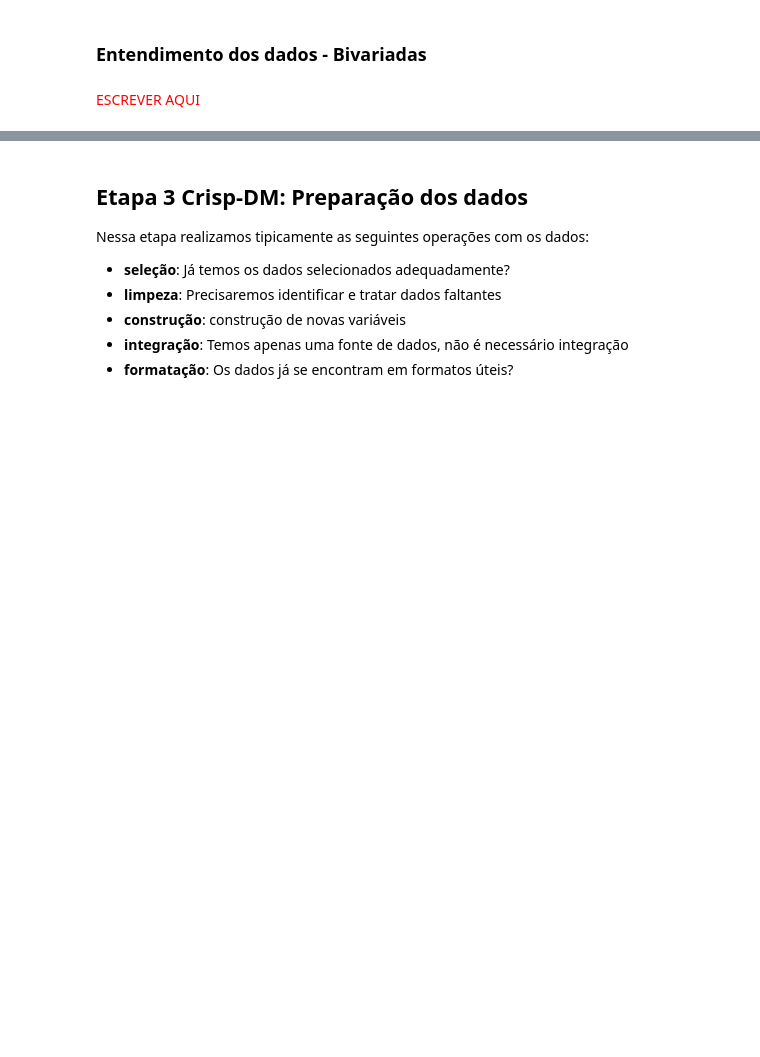
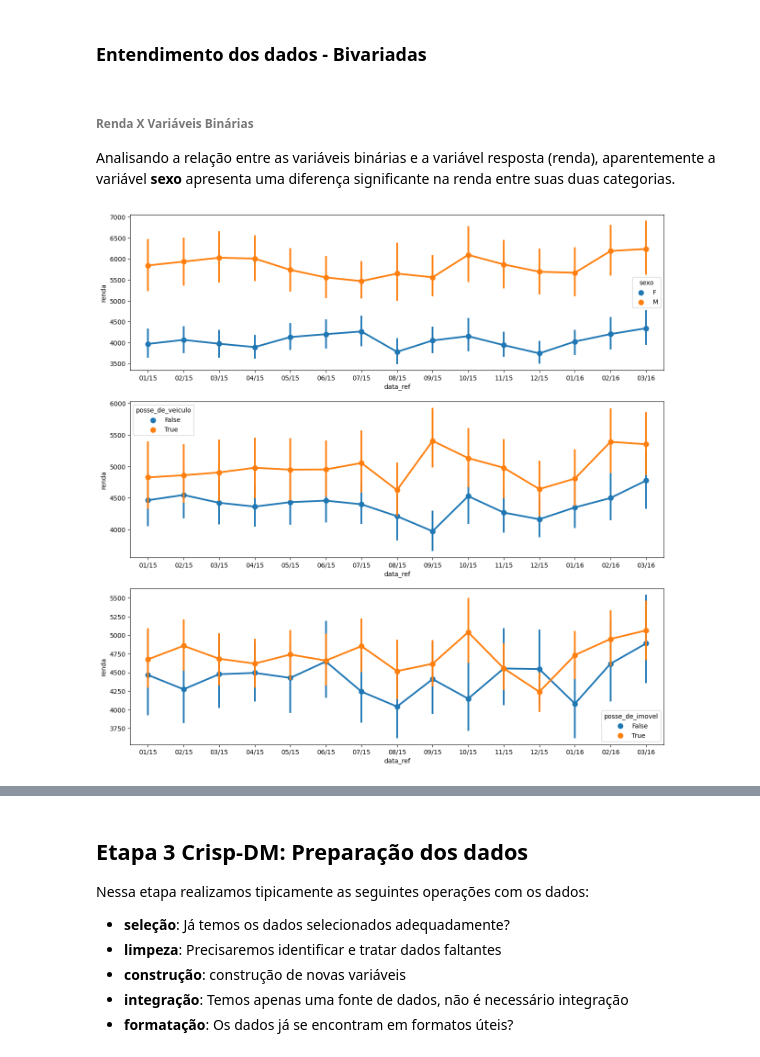
Before and after one commit to daviNGL/EBAC-projeto-previsao-de-renda, a Jupyter notebook: projeto.ipynb, the cells around one changed output, grey strips where cells are left out. Cells and saved outputs as stored; diff of their text form; code cells hidden in the pictures; blank space fills up the shorter version.

Commit message:
Analise bivariada - variáveis binárias e numéricas

```diff
--- a/projeto.ipynb
+++ b/projeto.ipynb
@@ -265,5 +265,23 @@ Comunitário         63
 Name: tipo_residencia, dtype: int64
 # %% [markdown]
 ### Entendimento dos dados - Bivariadas
-# %% [markdown]
-<span style="color:red">ESCREVER AQUI</span>
+# %% [markdown]
+###### Renda X Variáveis Binárias
+
+Analisando a relação entre as variáveis binárias e a variável resposta (renda), aparentemente a variável **sexo** apresenta uma diferença significante na renda entre suas duas categorias.
+# %%
+figura, (ax1, ax2, ax3) = plt.subplots(3,1, figsize=(15,15))
+
+sns.pointplot(data = df, x = 'data_ref', y = 'renda', hue = 'sexo', ax = ax1)
+sns.pointplot(data = df, x = 'data_ref', y = 'renda', hue = 'posse_de_veiculo', ax = ax2)
+sns.pointplot(data = df, x = 'data_ref', y = 'renda', hue = 'posse_de_imovel', ax = ax3)
+
+valores_x = pd.to_datetime(df['data_ref']).dt.strftime("%m/%y").unique()
+
+ax1.set_xticklabels(valores_x)
+ax2.set_xticklabels(valores_x)
+ax3.set_xticklabels(valores_x)
+
+plt.show()
+# %% [output]
+[figure, added]
```
Also changed, not shown: parts of 4 cells of this notebook, 1 other file.
